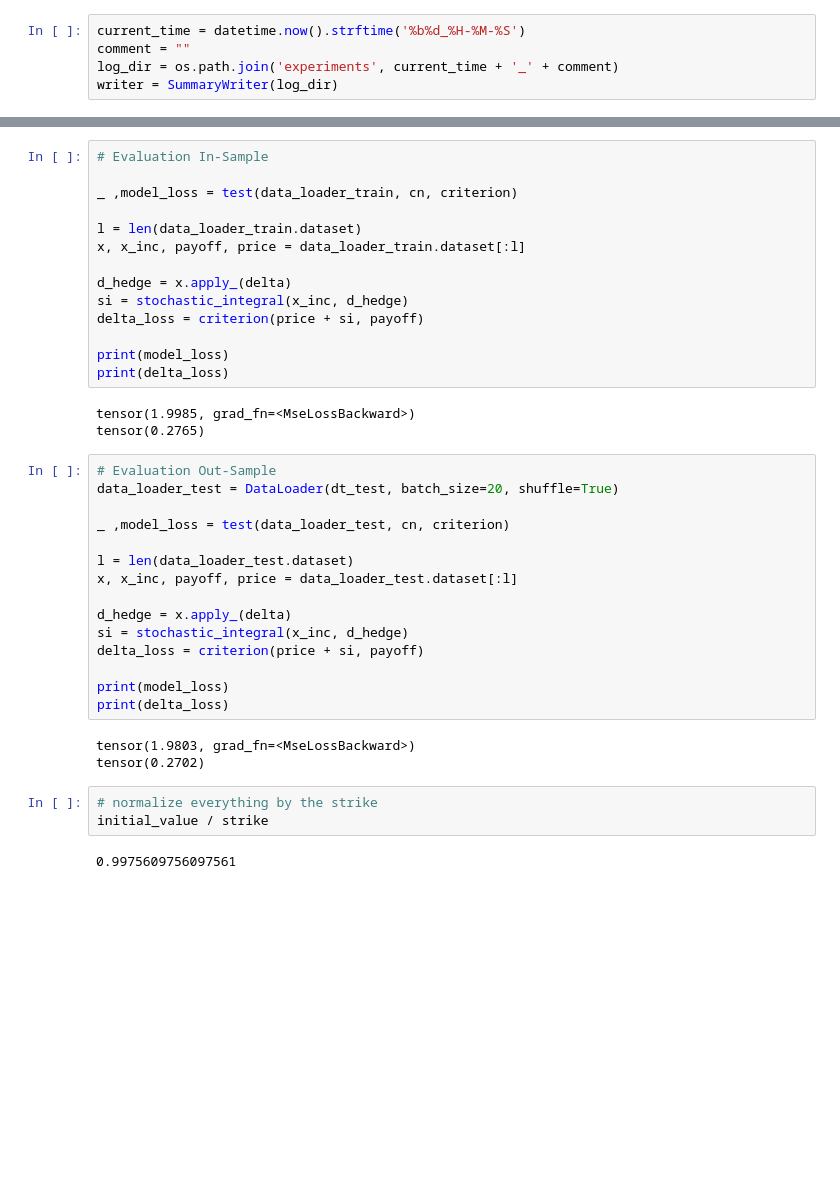
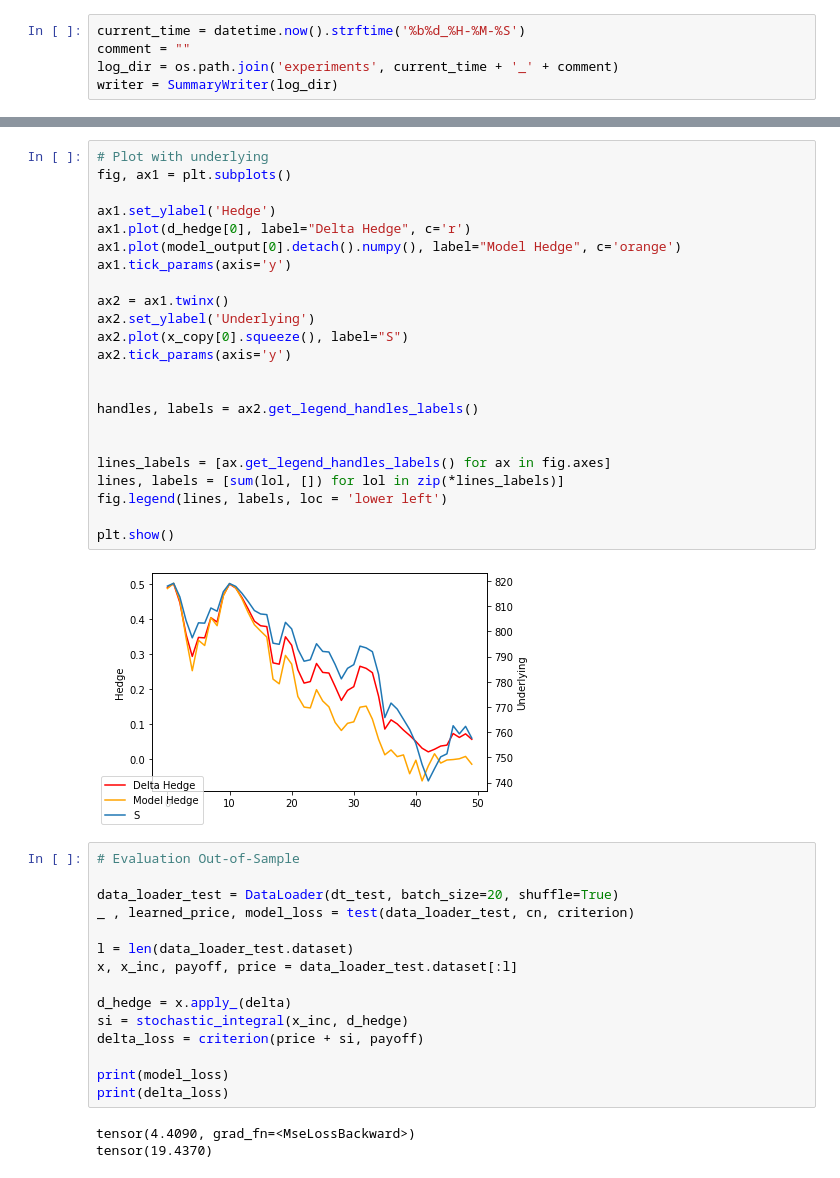
Before and after one commit to svenspa/FML, a Jupyter notebook: example.ipynb, the cells around one changed output, grey strips where cells are left out. Drawn from its saved outputs; the diff is of its cells as text; blank space fills up the shorter version.

```diff
--- a/example.ipynb
+++ b/example.ipynb
@@ -90,10 +123,36 @@ def delta(x):
+# %%
+# Plot with underlying
+fig, ax1 = plt.subplots()
+
+ax1.set_ylabel('Hedge')
+ax1.plot(d_hedge[0], label="Delta Hedge", c='r')
+ax1.plot(model_output[0].detach().numpy(), label="Model Hedge", c='orange')
+ax1.tick_params(axis='y')
+
+ax2 = ax1.twinx()
+ax2.set_ylabel('Underlying')
+ax2.plot(x_copy[0].squeeze(), label="S")
+ax2.tick_params(axis='y')
+
+
+handles, labels = ax2.get_legend_handles_labels()
+
+
+lines_labels = [ax.get_legend_handles_labels() for ax in fig.axes]
+lines, labels = [sum(lol, []) for lol in zip(*lines_labels)]
+fig.legend(lines, labels, loc = 'lower left')
+
+plt.show()
+# %% [output]
+[figure, added]
 # %%
-# Evaluation In-Sample
+# Evaluation Out-of-Sample
 
-_ ,model_loss = test(data_loader_train, cn, criterion)
+data_loader_test = DataLoader(dt_test, batch_size=20, shuffle=True)
+_ , learned_price, model_loss = test(data_loader_test, cn, criterion)
 
-l = len(data_loader_train.dataset)
-x, x_inc, payoff, price = data_loader_train.dataset[:l]
+l = len(data_loader_test.dataset)
+x, x_inc, payoff, price = data_loader_test.dataset[:l]
 
 d_hedge = x.apply_(delta)
 si = stochastic_integral(x_inc, d_hedge)
@@ -102,28 +161,5 @@ delta_loss = criterion(price + si, payoff)
 print(model_loss)
 print(delta_loss)
 # %% [output]
-tensor(1.9985, grad_fn=<MseLossBackward>)
-tensor(0.2765)
+tensor(4.4090, grad_fn=<MseLossBackward>)
+tensor(19.4370)
-# %%
-# Evaluation Out-Sample
-data_loader_test = DataLoader(dt_test, batch_size=20, shuffle=True)
-
-_ ,model_loss = test(data_loader_test, cn, criterion)
-
-l = len(data_loader_test.dataset)
-x, x_inc, payoff, price = data_loader_test.dataset[:l]
-
-d_hedge = x.apply_(delta)
-si = stochastic_integral(x_inc, d_hedge)
-delta_loss = criterion(price + si, payoff)
-
-print(model_loss)
-print(delta_loss)
-# %% [output]
-tensor(1.9803, grad_fn=<MseLossBackward>)
-tensor(0.2702)
-# %%
-# normalize everything by the strike
-initial_value / strike
-# %% [output]
-0.9975609756097561
```
Also changed, not shown: parts of 9 cells of this notebook.
